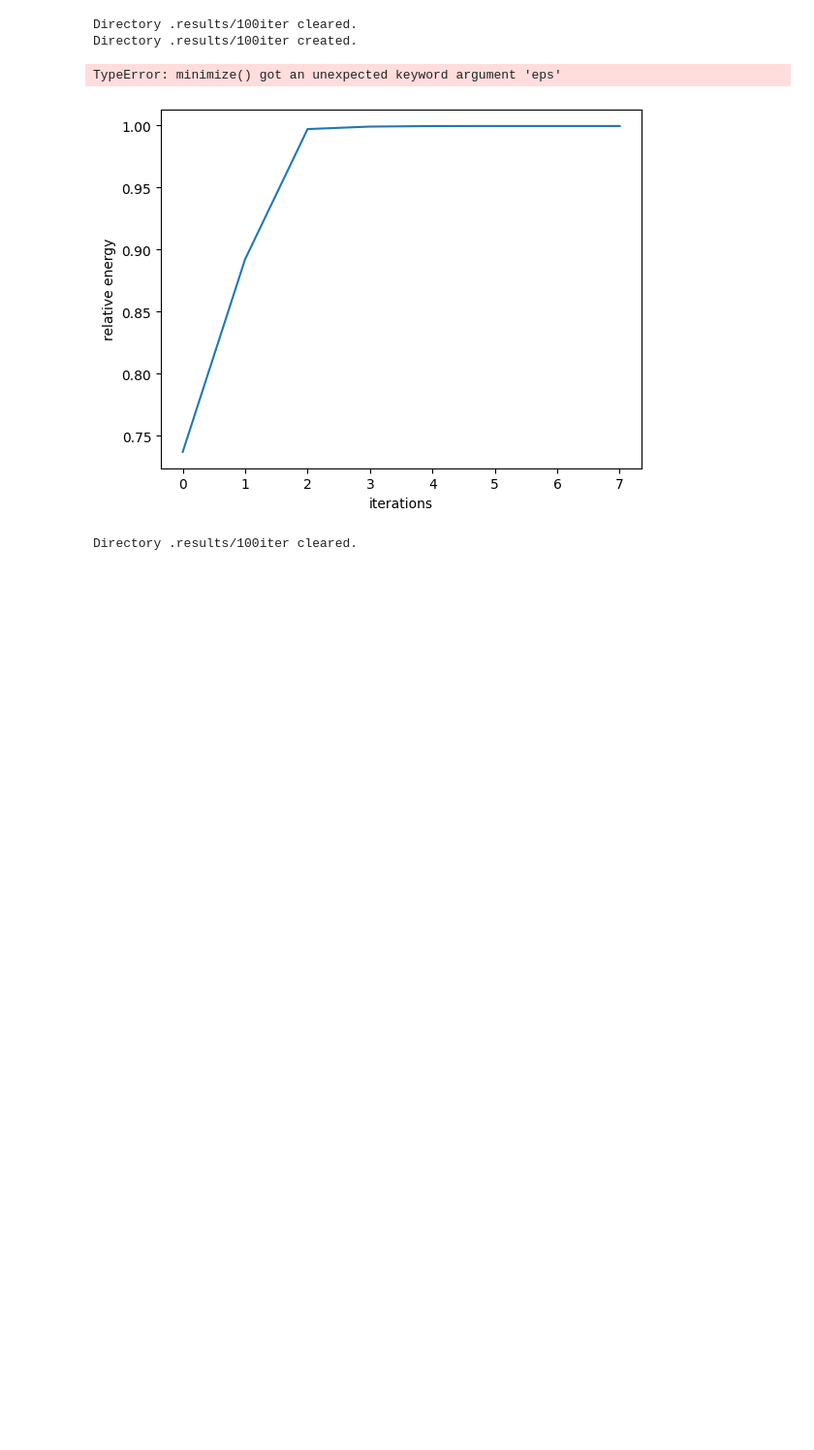
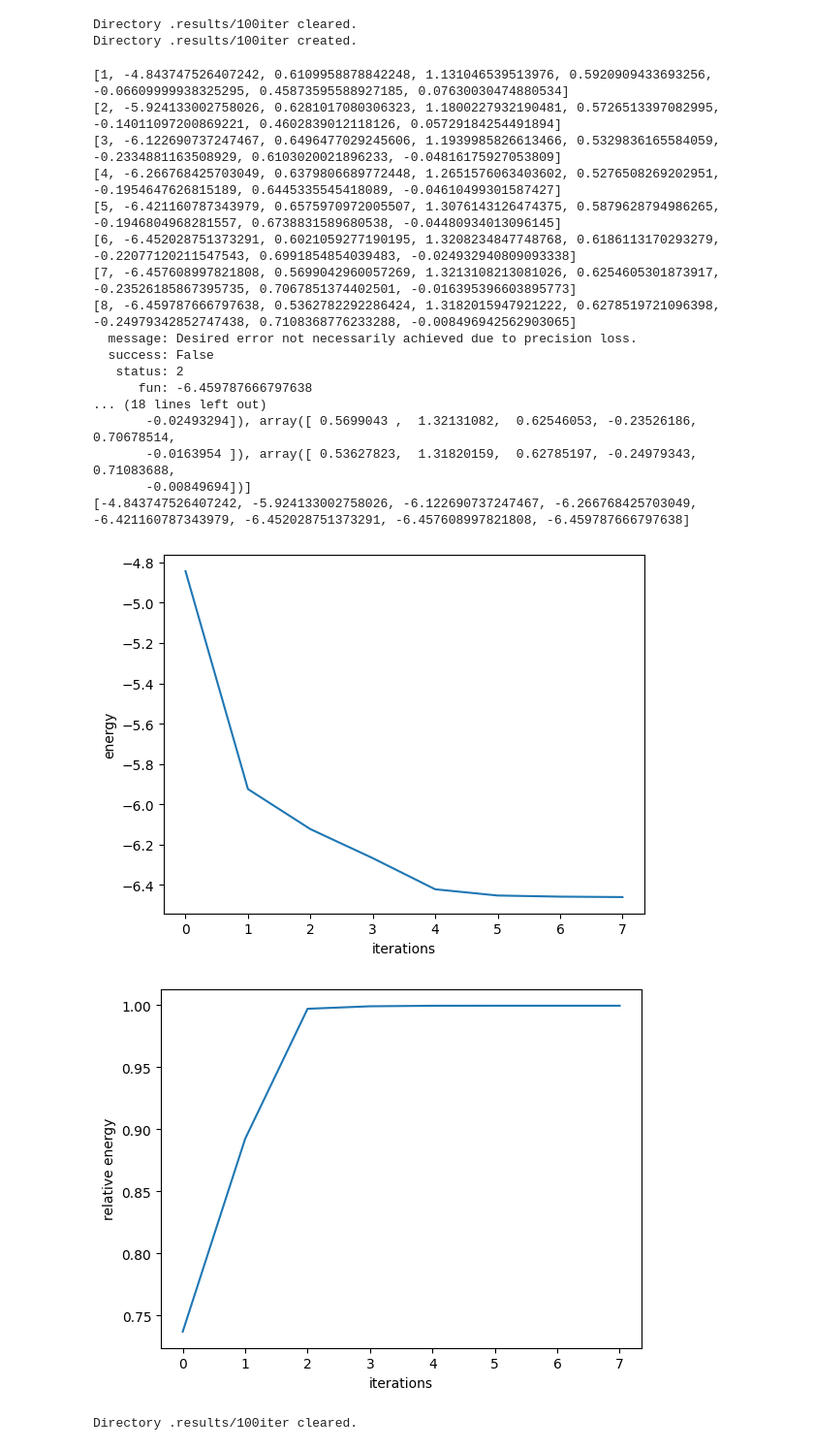
Before and after one commit to oscartq/VQE_afm_heisenberg, a Jupyter notebook: py/optimize_eg.ipynb, the cells around one changed output. Shown: that part at 97% size. Drawn from its saved outputs; the diff is of its cells as text; code cells hidden in the pictures; blank space fills up the shorter version.

```diff
--- a/py/optimize_eg.ipynb
+++ b/py/optimize_eg.ipynb
@@ -60,35 +60,52 @@ def callback(params):
     # Open the file in append mode and write the record
     with open(filepath, mode='a', newline='') as f:
         writer = csv.writer(f)
         writer.writerow(record)
         if figure:
             print(record)
         f.flush()
 
 clear_and_recreate_directory(filepath_o)
 
 with open(filepath, mode='w', newline='') as f:
         writer = csv.writer(f)
         headline = ["iter", "energy"]
         for p in range(int(len(initial_gamma))):
             headline.append("gamma[{}]".format(p))
             headline.append("beta[{}]".format(p))
         writer.writerow(headline)
 
-result = minimize(energy_dummy, init_param, method="Nelder-Mead", bounds=bounds, callback=callback)#L-BFGS-B, jac=lambda params: numerical_gradient(energy_dummy, params)
+result = minimize(energy_dummy, init_param, method="BFGS", jac=lambda params: numerical_gradient(energy_dummy, params), bounds=bounds, callback=callback)#L-BFGS-B
 
 print(result)
 print(history_params)
 print(history_energy)
 
 plt.plot(history_energy)
 plt.xlabel("iterations")
 plt.ylabel("energy")
 plt.show()
 # %% [output]
 Directory .results/100iter cleared.
 Directory .results/100iter created.
-TypeError: minimize() got an unexpected keyword argument 'eps'
+[1, -4.843747526407242, 0.6109958878842248, 1.131046539513976, 0.5920909433693256, -0.06609999938325295, 0.45873595588927185, 0.07630030474880534]
+[2, -5.924133002758026, 0.6281017080306323, 1.1800227932190481, 0.5726513397082995, -0.14011097200869221, 0.4602839012118126, 0.05729184254491894]
+[3, -6.122690737247467, 0.6496477029245606, 1.1939985826613466, 0.5329836165584059, -0.2334881163508929, 0.6103020021896233, -0.04816175927053809]
+[4, -6.266768425703049, 0.6379806689772448, 1.2651576063403602, 0.5276508269202951, -0.1954647626815189, 0.6445335545418089, -0.04610499301587427]
+[5, -6.421160787343979, 0.6575970972005507, 1.3076143126474375, 0.5879628794986265, -0.1946804968281557, 0.6738831589680538, -0.04480934013096145]
+[6, -6.452028751373291, 0.6021059277190195, 1.3208234847748768, 0.6186113170293279, -0.22077120211547543, 0.6991854854039483, -0.024932940809093338]
+[7, -6.457608997821808, 0.5699042960057269, 1.3213108213081026, 0.6254605301873917, -0.23526185867395735, 0.7067851374402501, -0.016395396603895773]
+[8, -6.459787666797638, 0.5362782292286424, 1.3182015947921222, 0.6278519721096398, -0.24979342852747438, 0.7108368776233288, -0.008496942562903065]
+  message: Desired error not necessarily achieved due to precision loss.
+  success: False
+   status: 2
+      fun: -6.459787666797638
+... (18 lines left out)
+       -0.02493294]), array([ 0.5699043 ,  1.32131082,  0.62546053, -0.23526186,  0.70678514,
+       -0.0163954 ]), array([ 0.53627823,  1.31820159,  0.62785197, -0.24979343,  0.71083688,
+       -0.00849694])]
+[-4.843747526407242, -5.924133002758026, -6.122690737247467, -6.266768425703049, -6.421160787343979, -6.452028751373291, -6.457608997821808, -6.459787666797638]
+[figure, added]
 # %%
 from exact_expectation import get_exact_expectation_afm_heisenberg
 exact_energy, state = get_exact_expectation_afm_heisenberg(length)
```
Also changed, not shown: 6 other files.
